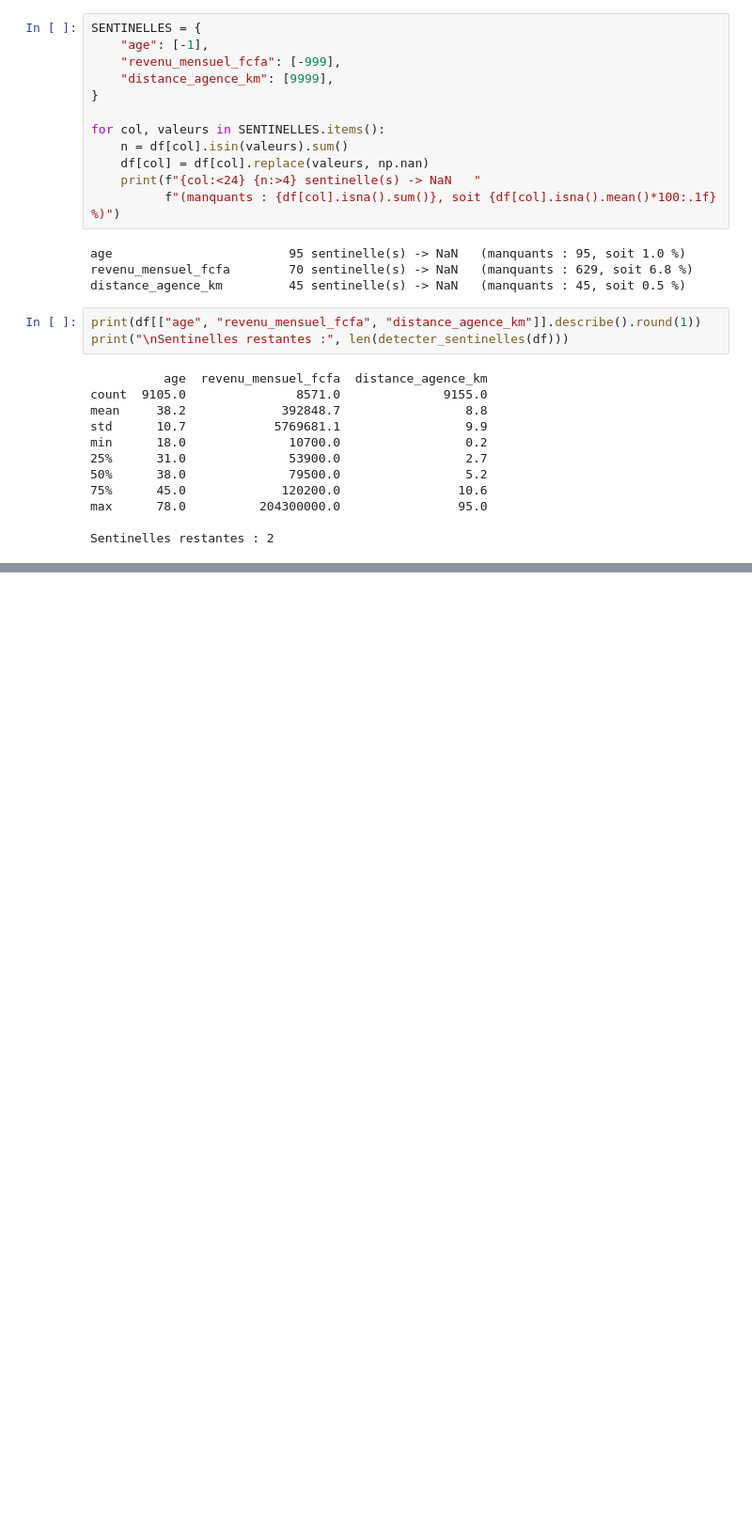
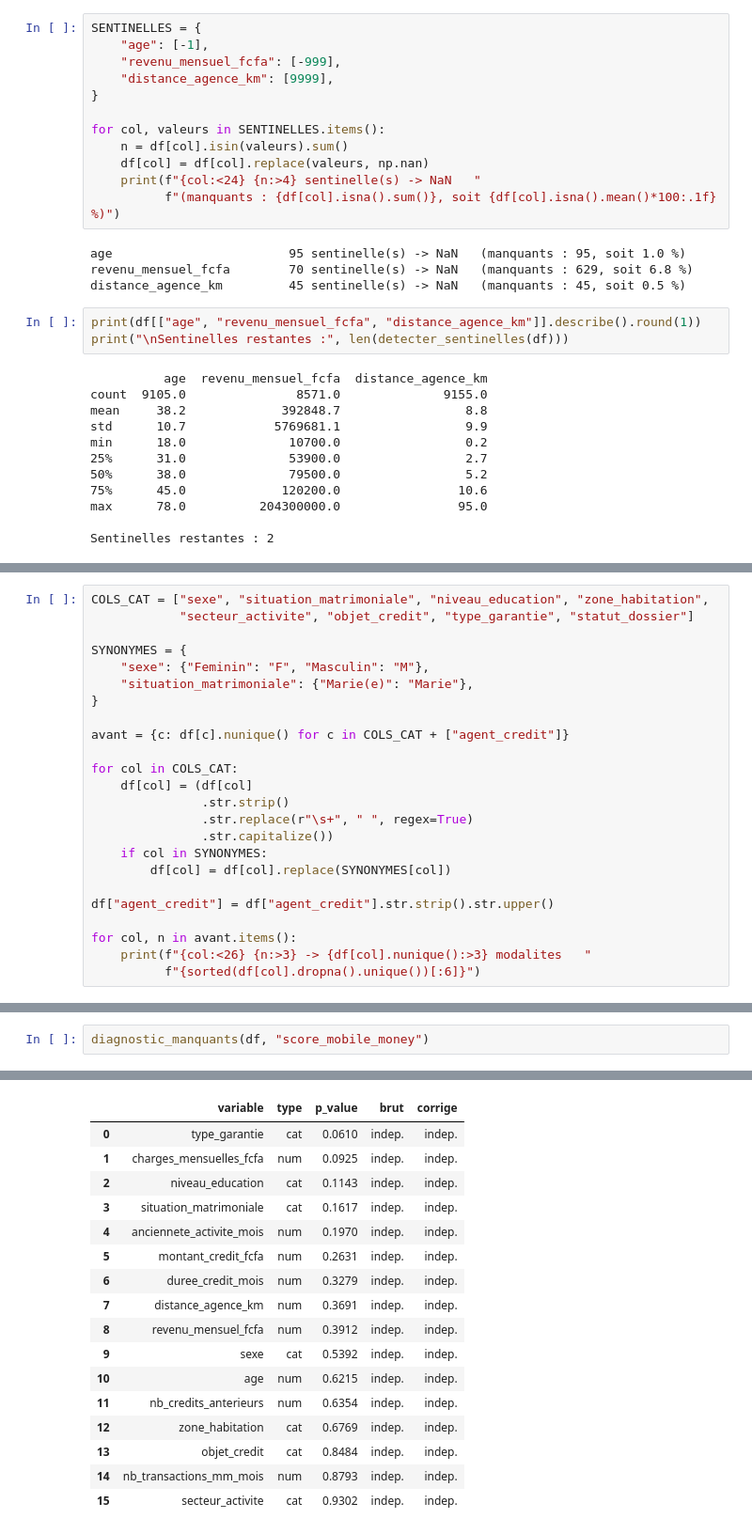
Before and after one commit to perrin1/scoring_credit, a Jupyter notebook: notebook/scoring.ipynb, the cells around one changed output, grey strips where cells are left out. Shown at 94% size. Drawn from its saved outputs; the diff is of its cells as text; blank space fills up the shorter version.

```diff
--- a/notebook/scoring.ipynb
+++ b/notebook/scoring.ipynb
@@ -363,0 +366,24 @@ pipeline (D2).
+# %%
+COLS_CAT = ["sexe", "situation_matrimoniale", "niveau_education", "zone_habitation",
+            "secteur_activite", "objet_credit", "type_garantie", "statut_dossier"]
+
+SYNONYMES = {
+    "sexe": {"Feminin": "F", "Masculin": "M"},
+    "situation_matrimoniale": {"Marie(e)": "Marie"},
+}
+
+avant = {c: df[c].nunique() for c in COLS_CAT + ["agent_credit"]}
+
+for col in COLS_CAT:
+    df[col] = (df[col]
+               .str.strip()
+               .str.replace(r"\s+", " ", regex=True)
+               .str.capitalize())
+    if col in SYNONYMES:
+        df[col] = df[col].replace(SYNONYMES[col])
+
+df["agent_credit"] = df["agent_credit"].str.strip().str.upper()
+
+for col, n in avant.items():
+    print(f"{col:<26} {n:>3} -> {df[col].nunique():>3} modalites   "
+          f"{sorted(df[col].dropna().unique())[:6]}")
@@ -363,0 +400,3 @@ pipeline (D2).
+# %%
+diagnostic_manquants(df, "score_mobile_money")
+# %% [output]
@@ -363,0 +420,17 @@ pipeline (D2).
+|  | variable | type | p_value | brut | corrige |
+| 0 | type_garantie | cat | 0.0610 | indep. | indep. |
+| 1 | charges_mensuelles_fcfa | num | 0.0925 | indep. | indep. |
+| 2 | niveau_education | cat | 0.1143 | indep. | indep. |
+| 3 | situation_matrimoniale | cat | 0.1617 | indep. | indep. |
+| 4 | anciennete_activite_mois | num | 0.1970 | indep. | indep. |
+| 5 | montant_credit_fcfa | num | 0.2631 | indep. | indep. |
+| 6 | duree_credit_mois | num | 0.3279 | indep. | indep. |
+| 7 | distance_agence_km | num | 0.3691 | indep. | indep. |
+| 8 | revenu_mensuel_fcfa | num | 0.3912 | indep. | indep. |
+| 9 | sexe | cat | 0.5392 | indep. | indep. |
+| 10 | age | num | 0.6215 | indep. | indep. |
+| 11 | nb_credits_anterieurs | num | 0.6354 | indep. | indep. |
+| 12 | zone_habitation | cat | 0.6769 | indep. | indep. |
+| 13 | objet_credit | cat | 0.8484 | indep. | indep. |
+| 14 | nb_transactions_mm_mois | num | 0.8793 | indep. | indep. |
+| 15 | secteur_activite | cat | 0.9302 | indep. | indep. |
```
Also changed, not shown: parts of 4 cells of this notebook.
